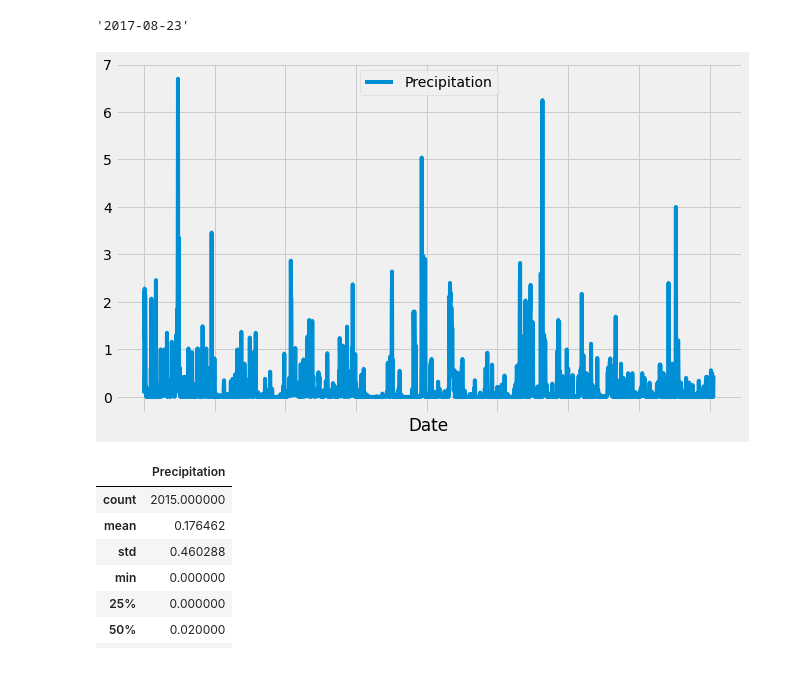
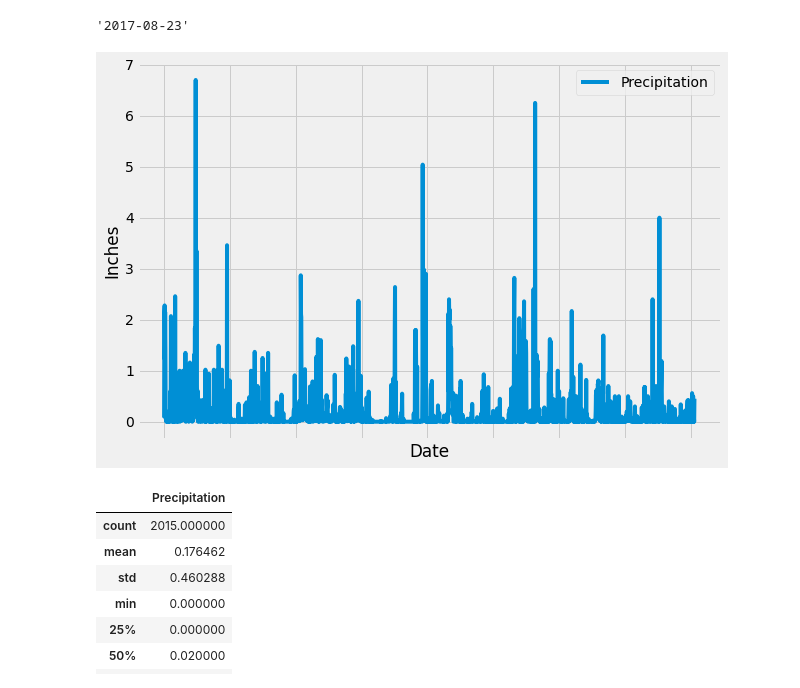
Before and after one commit to samseng88/sqlalchemy-challenge, a Jupyter notebook: surfsup/climate_starter.ipynb, the cells around one changed output. Cells and saved outputs as stored; diff of their text form; code cells hidden in the pictures.

```diff
--- a/surfsup/climate_starter.ipynb
+++ b/surfsup/climate_starter.ipynb
@@ -48,35 +48,34 @@ recent_date
 # %%
 # Design a query to retrieve the last 12 months of precipitation data and plot the results.
 last_date = session.query(Measurement.date).order_by(Measurement.date.desc()).first().date
 
 # Starting from the most recent data point in the database.
 # Calculate the date one year from the last date in data set.
 one_year = dt.datetime.strptime(last_date, '%Y-%m-%d') - dt.timedelta(days=365)
 
 # Perform a query to retrieve the data and precipitation scores
-rain_results = session.query(Measurement.date, Measurement.prcp).\
+prcp_results = session.query(Measurement.date, Measurement.prcp).\
     filter(Measurement.date >= one_year).order_by(Measurement.date).all()
 
 # Save the query results as a Pandas DataFrame and set the index to the date column
-prcp_df = pd.DataFrame(rain_results, columns=['Date', 'Precipitation'])
+prcp_df = pd.DataFrame(prcp_results, columns=['Date', 'Precipitation'])
 prcp_df.set_index('Date', inplace=True)
 prcp_df = prcp_df.dropna()
 
 # Sort the dataframe by date
 prcp_df= prcp_df.sort_values('Date')
 prcp_df.head()
 
 # # Use Pandas Plotting with Matplotlib to plot the data
-prcp_df.plot(figsize = (10,6))
+prcp_df.plot(figsize = (9,6))
 plt.xlabel("Date")
-plt.tick_params(
-    axis='x',
-    which='both',
-    labelbottom=False)
-plt.legend(loc = 'upper center')
+plt.tick_params(axis='x', which='both', labelbottom=False)
+plt.ylabel("Inches")
+plt.legend(loc = 'upper right')
+plt.tight_layout()
 plt.show()
 # %% [output]
-[figure, old version]
+[figure, new version]
 # %%
 # Use Pandas to calcualte the summary statistics for the precipitation data
 prcp_df.describe()
```
Also changed, not shown: parts of 1 cell of this notebook.
